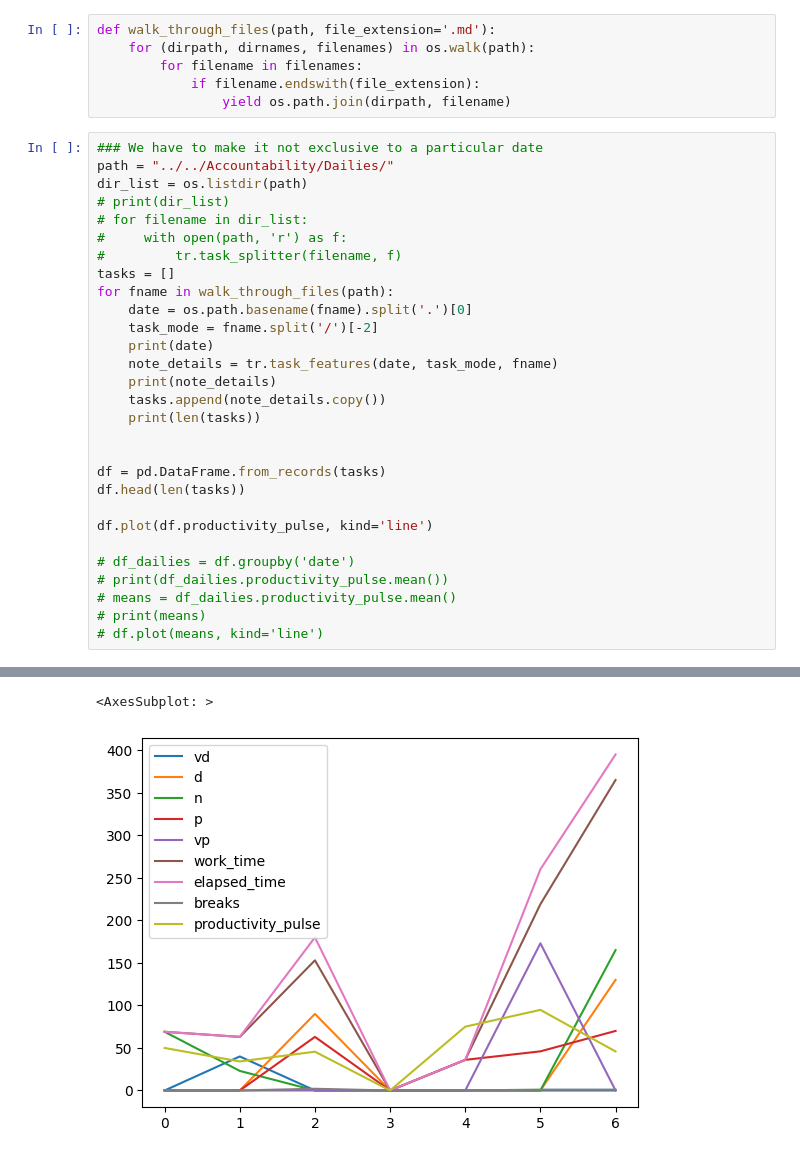
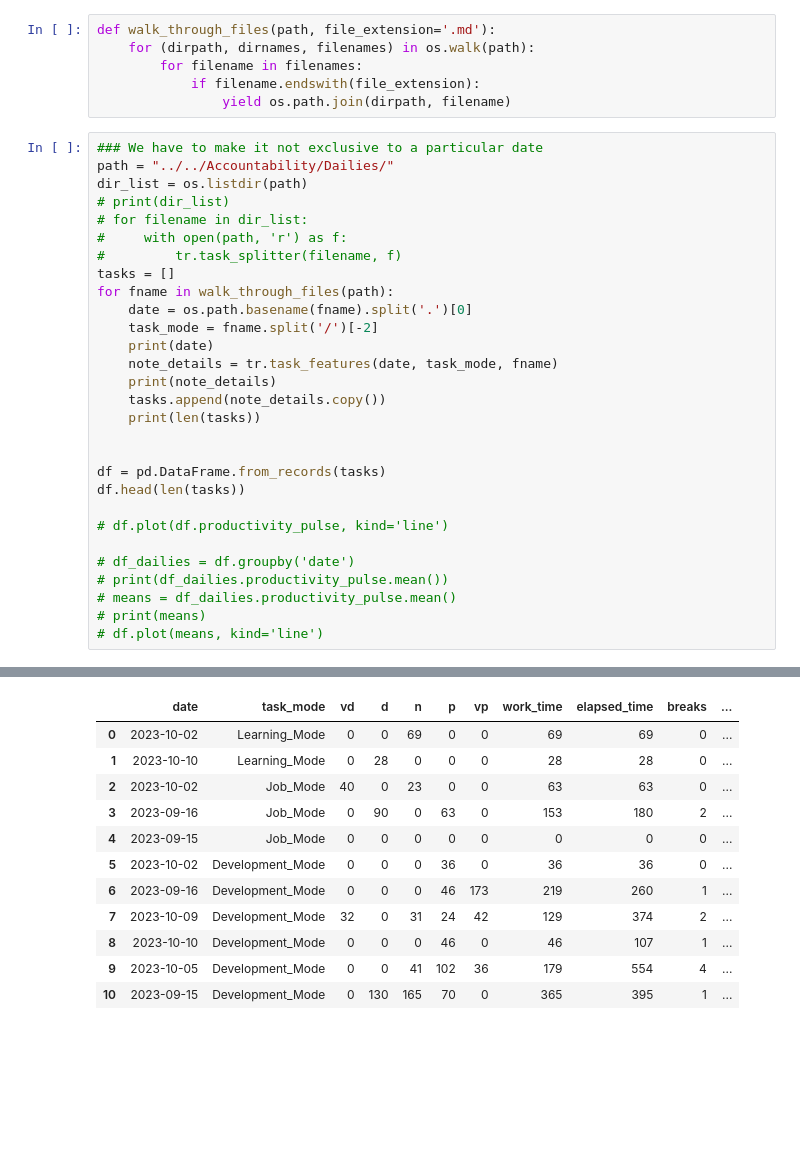
Before and after one commit to WholeOfBagel/nifty-public, a Jupyter notebook: performance_analyzer.ipynb, the cells around one changed output, grey strips where cells are left out. Drawn from its saved outputs; the diff is of its cells as text; blank space fills up the shorter version.

```diff
--- a/performance_analyzer.ipynb
+++ b/performance_analyzer.ipynb
@@ -33,7 +33,7 @@ for fname in walk_through_files(path):
 df = pd.DataFrame.from_records(tasks)
 df.head(len(tasks))
 
-df.plot(df.productivity_pulse, kind='line')
+# df.plot(df.productivity_pulse, kind='line')
 
 # df_dailies = df.groupby('date')
 # print(df_dailies.productivity_pulse.mean())
@@ -61,2 +61,12 @@ can't do that
-<AxesSubplot: >
-[figure, removed]
+|  | date | task_mode | vd | d | n | p | vp | work_time | elapsed_time | breaks | ... |
+| 0 | 2023-10-02 | Learning_Mode | 0 | 0 | 69 | 0 | 0 | 69 | 69 | 0 | ... |
+| 1 | 2023-10-10 | Learning_Mode | 0 | 28 | 0 | 0 | 0 | 28 | 28 | 0 | ... |
+| 2 | 2023-10-02 | Job_Mode | 40 | 0 | 23 | 0 | 0 | 63 | 63 | 0 | ... |
+| 3 | 2023-09-16 | Job_Mode | 0 | 90 | 0 | 63 | 0 | 153 | 180 | 2 | ... |
+| 4 | 2023-09-15 | Job_Mode | 0 | 0 | 0 | 0 | 0 | 0 | 0 | 0 | ... |
+| 5 | 2023-10-02 | Development_Mode | 0 | 0 | 0 | 36 | 0 | 36 | 36 | 0 | ... |
+| 6 | 2023-09-16 | Development_Mode | 0 | 0 | 0 | 46 | 173 | 219 | 260 | 1 | ... |
+| 7 | 2023-10-09 | Development_Mode | 32 | 0 | 31 | 24 | 42 | 129 | 374 | 2 | ... |
+| 8 | 2023-10-10 | Development_Mode | 0 | 0 | 0 | 46 | 0 | 46 | 107 | 1 | ... |
+| 9 | 2023-10-05 | Development_Mode | 0 | 0 | 41 | 102 | 36 | 179 | 554 | 4 | ... |
+| 10 | 2023-09-15 | Development_Mode | 0 | 130 | 165 | 70 | 0 | 365 | 395 | 1 | ... |
```
Also changed, not shown: parts of 4 cells of this notebook.
